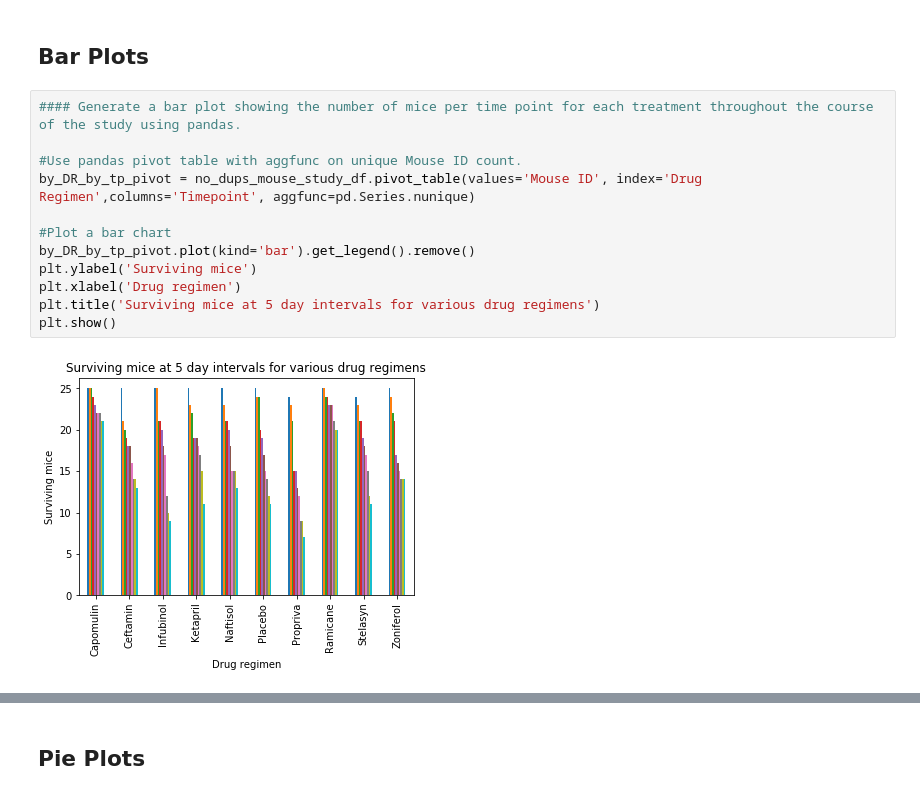
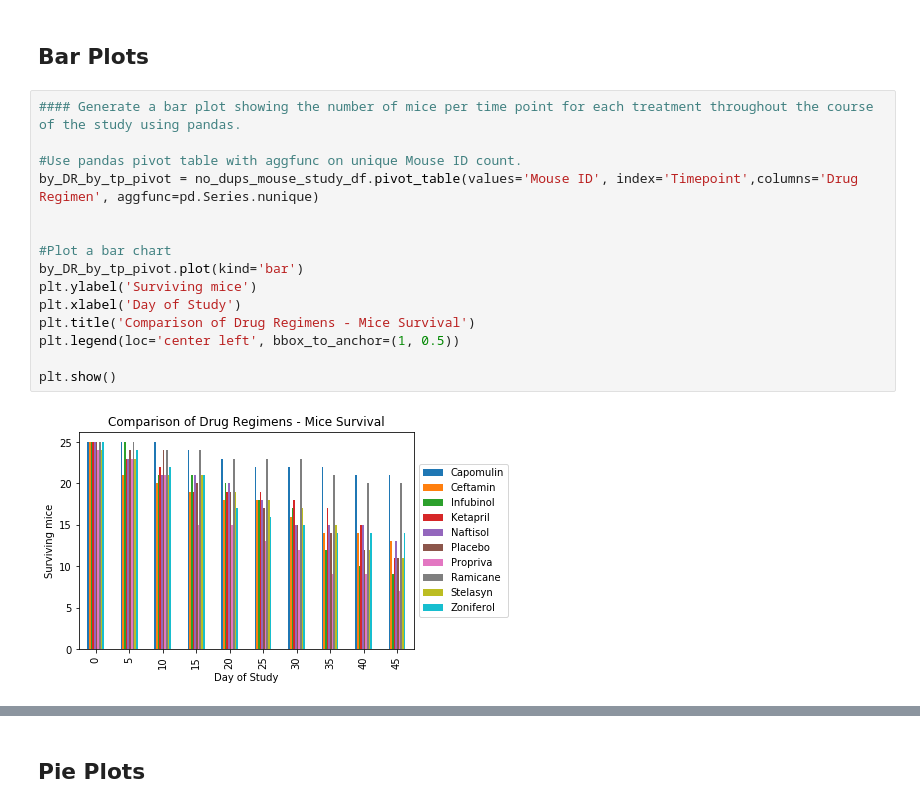
Before and after one commit to Terrence-Cummings/matplotlib-challenge, a Jupyter notebook: Pymaceuticals/pymaceuticals_TC_v1.ipynb, the cells around one changed output, grey strips where cells are left out. Drawn from its saved outputs; the diff is of its cells as text.

Commit message:
almost finished. work on graphs.

```diff
--- a/Pymaceuticals/pymaceuticals_TC_v1.ipynb
+++ b/Pymaceuticals/pymaceuticals_TC_v1.ipynb
@@ -156,16 +156,19 @@ drug_reg_summary_stats
 # %%
 #### Generate a bar plot showing the number of mice per time point for each treatment throughout the course of the study using pandas.
 
 #Use pandas pivot table with aggfunc on unique Mouse ID count.
-by_DR_by_tp_pivot = no_dups_mouse_study_df.pivot_table(values='Mouse ID', index='Drug Regimen',columns='Timepoint', aggfunc=pd.Series.nunique)
+by_DR_by_tp_pivot = no_dups_mouse_study_df.pivot_table(values='Mouse ID', index='Timepoint',columns='Drug Regimen', aggfunc=pd.Series.nunique)
+
 
 #Plot a bar chart
-by_DR_by_tp_pivot.plot(kind='bar').get_legend().remove()
+by_DR_by_tp_pivot.plot(kind='bar')
 plt.ylabel('Surviving mice')
-plt.xlabel('Drug regimen')
-plt.title('Surviving mice at 5 day intervals for various drug regimens')
+plt.xlabel('Day of Study')
+plt.title('Comparison of Drug Regimens - Mice Survival')
+plt.legend(loc='center left', bbox_to_anchor=(1, 0.5))
+
 plt.show()
 # %% [output]
-[figure, old version]
+[figure, new version]
 # %%
 #### Generate a bar plot showing the number of mice per time point for each treatment throughout the course of the study using pyplot.
```
Also changed, not shown: parts of 2 cells of this notebook.
